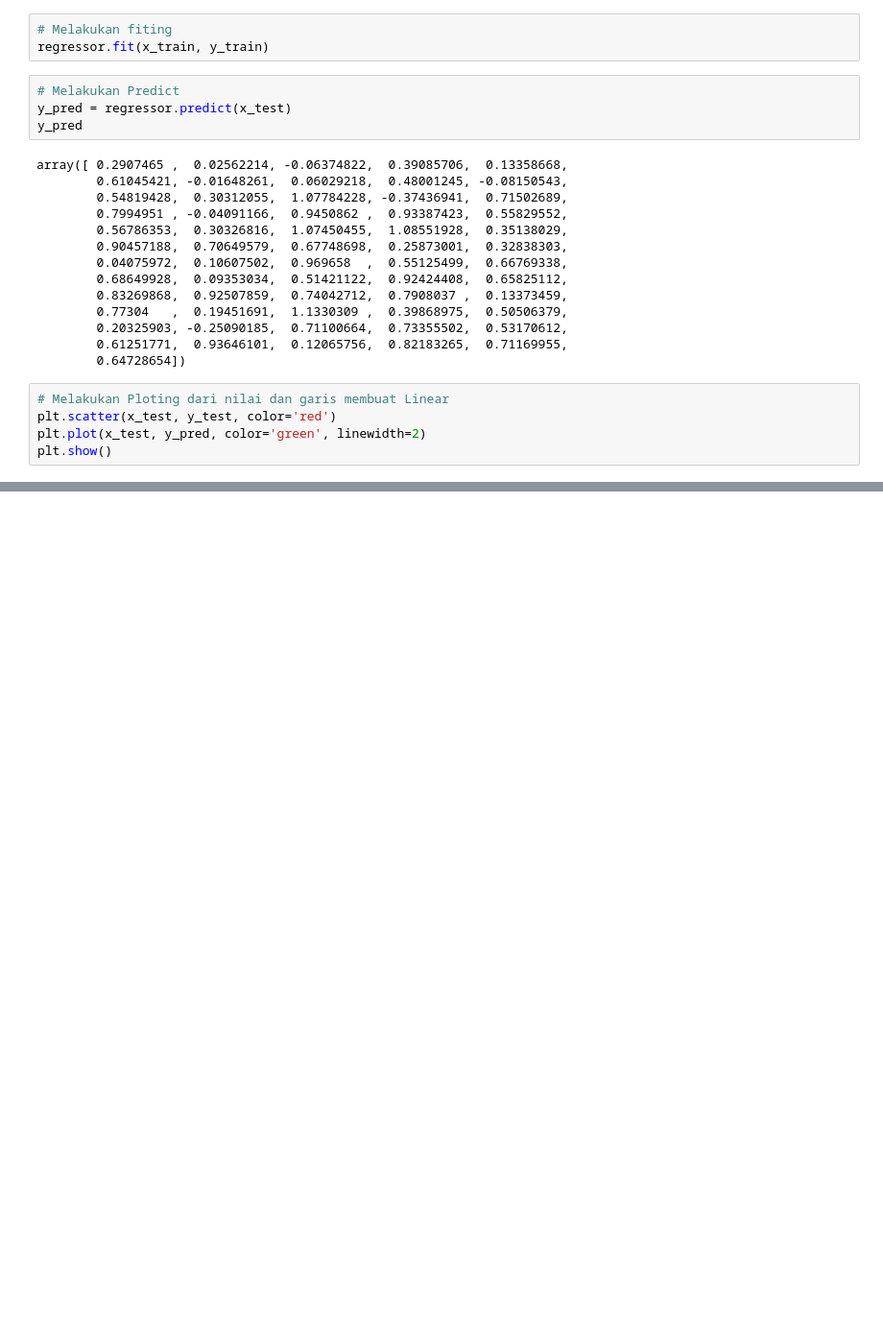
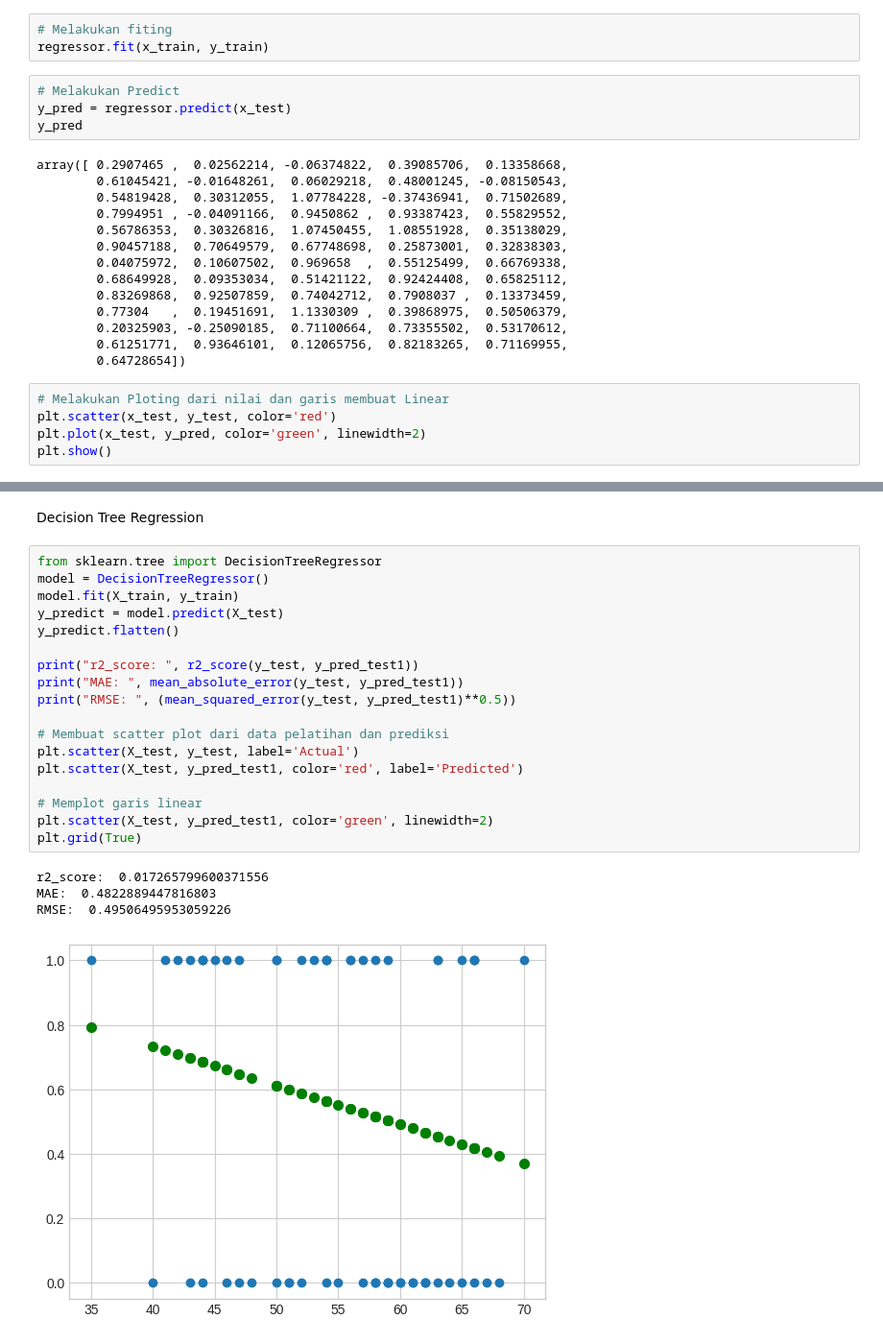
Before and after one commit to evisChan/assigment3, a Jupyter notebook: Assigment3.ipynb, the cells around one changed output, grey strips where cells are left out. Shown at 96% size. Saved outputs shown, nothing was run; the diff lists cells and outputs as text; blank space fills up the shorter version.

```diff
--- a/Assigment3.ipynb
+++ b/Assigment3.ipynb
@@ -881,0 +1120,25 @@ plt.show()
+# %% [markdown]
+Decision Tree Regression
+# %%
+from sklearn.tree import DecisionTreeRegressor
+model = DecisionTreeRegressor()
+model.fit(X_train, y_train)
+y_predict = model.predict(X_test)
+y_predict.flatten()
+
+print("r2_score: ", r2_score(y_test, y_pred_test1))
+print("MAE: ", mean_absolute_error(y_test, y_pred_test1))
+print("RMSE: ", (mean_squared_error(y_test, y_pred_test1)**0.5))
+
+# Membuat scatter plot dari data pelatihan dan prediksi
+plt.scatter(X_test, y_test, label='Actual')
+plt.scatter(X_test, y_pred_test1, color='red', label='Predicted')
+
+# Memplot garis linear
+plt.scatter(X_test, y_pred_test1, color='green', linewidth=2)
+plt.grid(True)
+# %% [output]
+r2_score:  0.017265799600371556
+MAE:  0.4822889447816803
+RMSE:  0.49506495953059226
+[figure, added]
```
Also changed, not shown: parts of 22 cells of this notebook.
